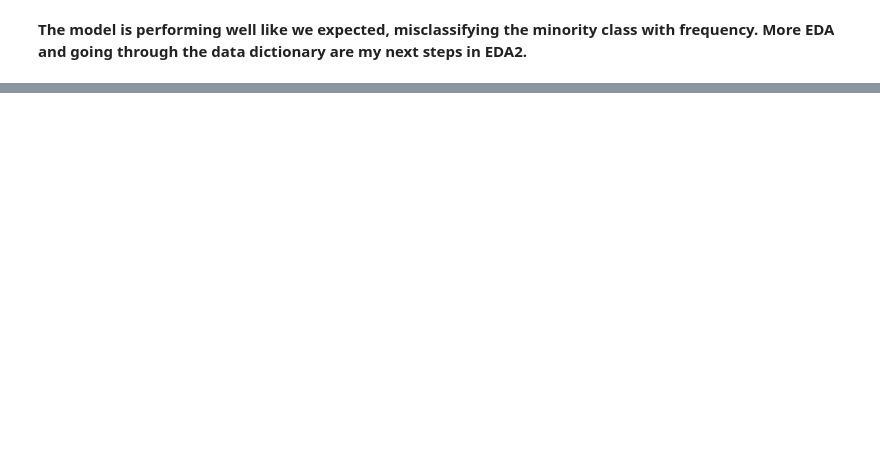
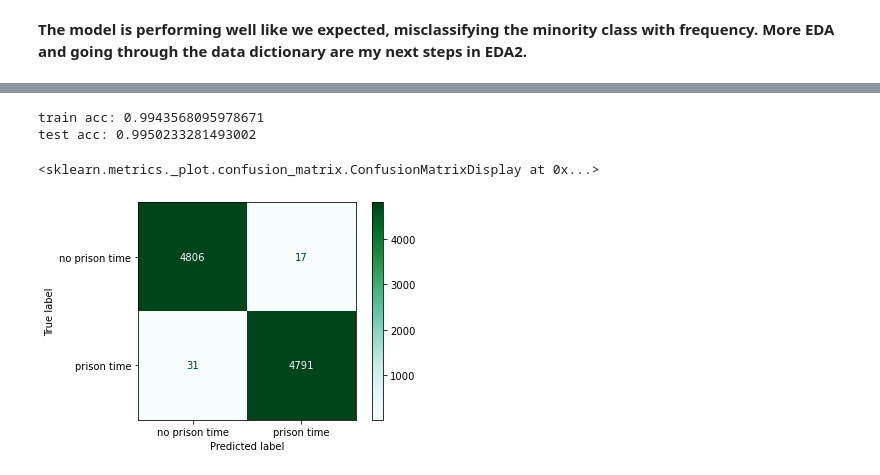
Before and after one commit to 123CarlosRivera/project5, a Jupyter notebook: carlos/modeling_1.ipynb, the cells around one changed output, grey strips where cells are left out. Cells and saved outputs as stored; diff of their text form; code cells hidden in the pictures; blank space fills up the shorter version.

```diff
--- a/carlos/modeling_1.ipynb
+++ b/carlos/modeling_1.ipynb
@@ -122,0 +261,31 @@ demographic_columns=['age','newrace', 'monsex', 'monrace', 'neweduc', 'newcnvtn'
+# %%
+demographic_columns=['age','newrace', 'monsex', 'monrace', 'neweduc', 'newcnvtn','newcit']
+
+# set up X/y
+X = drugs[['age','newrace', 'monsex', 'monrace', 'neweduc', 'newcnvtn','newcit',
+          'accgdln', 'altdum', 'amttotal', 'casetype', 'citwhere',
+          'combdrg2', 'crimhist', 'disposit', 'district', 'drugmin', 'dsplea',
+          'intdum', 'methmin', 'mweight','nodrug', 'numdepen', 'offguide',
+          'probatn', 'probdum', 'quarter', 'reas1', 'reas2', 'reas3',
+           'regsxmin', 'relmin', 'restdet1', 'restdum', 'safe', 'safety'
+         ]]
+y = drugs['prisdum']
+
+# boost minor class value count
+X_smo, y_smo = smo.fit_resample(X,y)
+
+# set train/test split
+X_train, X_test, y_train, y_test = train_test_split(X_smo,y_smo,random_state=42, train_size=0.7, stratify=y_smo)
+
+# scale data
+ss = StandardScaler()
+X_train_ss = ss.fit_transform(X_train)
+X_test_ss = ss.transform(X_test)
+
+# function to train model
+logreg(X_train_ss, X_test_ss, y_train, y_test)
+# %% [output]
+train acc: 0.9943568095978671
+test acc: 0.9950233281493002
+<sklearn.metrics._plot.confusion_matrix.ConfusionMatrixDisplay at 0x...>
+[figure, added]
```
Also changed, not shown: parts of 39 cells of this notebook, 2 other files.
